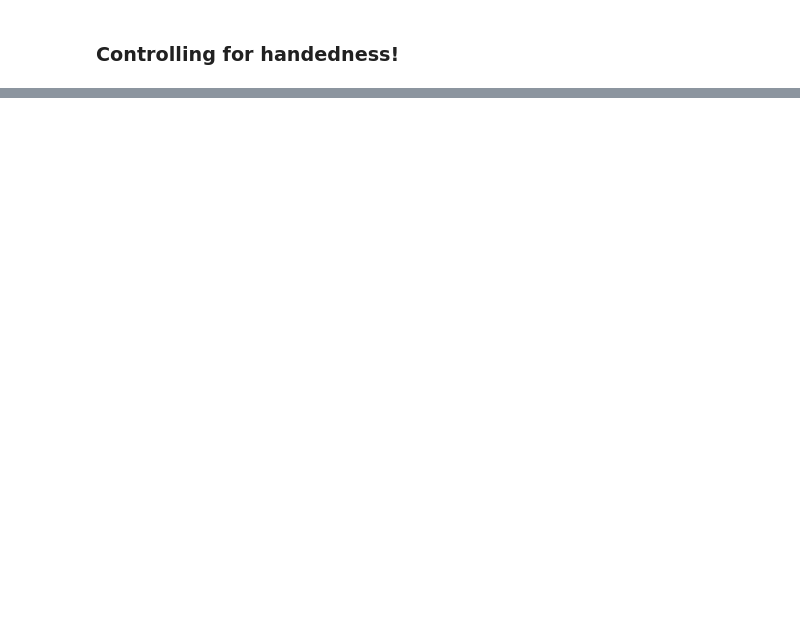
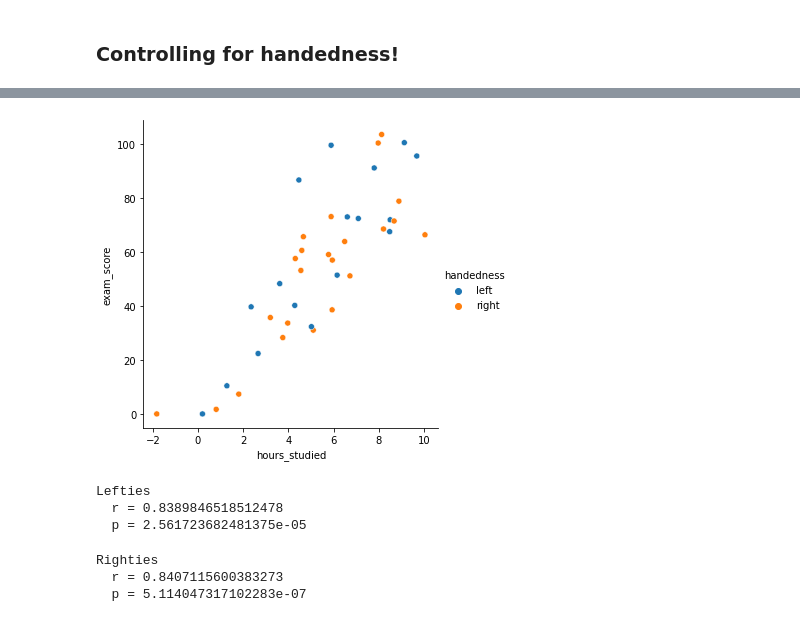
Before and after one commit to CodeupClassroom/pagel-statistics-exercises, a Jupyter notebook: correlation_lesson.ipynb, the cells around one changed output, grey strips where cells are left out. Saved outputs shown, nothing was run; the diff lists cells and outputs as text; code cells hidden in the pictures; blank space fills up the shorter version.

```diff
--- a/correlation_lesson.ipynb
+++ b/correlation_lesson.ipynb
@@ -321,2 +450,8 @@ plt.show()
+# %%
+#plot but separate on handedness
+sns.relplot(data=df, x='hours_studied', y='exam_score', hue='handedness')
+plt.show()
+# %% [output]
+[figure, added]
 # %%
 #create separate dfs for left and right handedness
@@ -323,10 +460,20 @@ plt.show()
 # %%
+r, p = stats.pearsonr(lefties.hours_studied, lefties.exam_score)
 
 print('Lefties')
 print('  r =', r)
 print('  p =', p)
+# %% [output]
+Lefties
+  r = 0.8389846518512478
+  p = 2.561723682481375e-05
 # %%
+r, p = stats.pearsonr(righties.hours_studied, righties.exam_score)
 
 print('Righties')
 print('  r =', r)
 print('  p =', p)
+# %% [output]
+Righties
+  r = 0.8407115600383273
+  p = 5.114047317102283e-07
```
Also changed, not shown: parts of 82 cells of this notebook.
